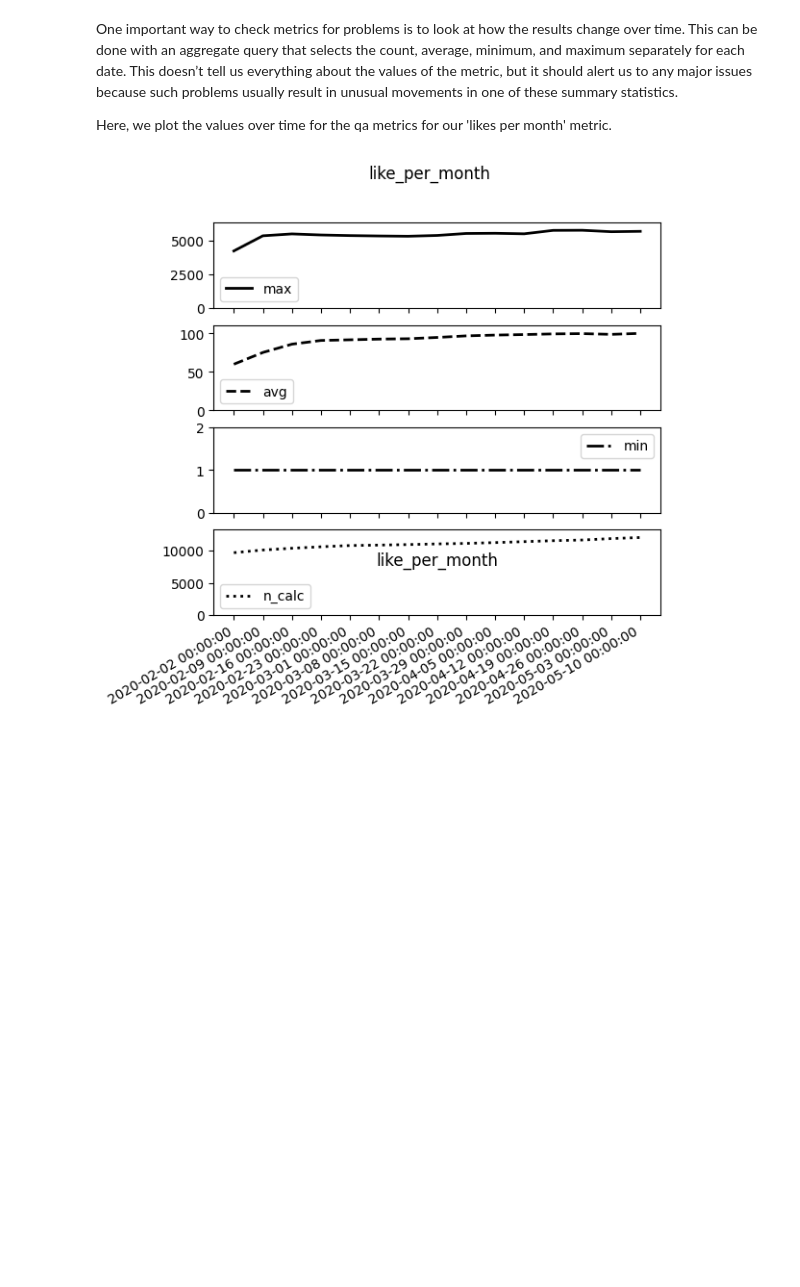
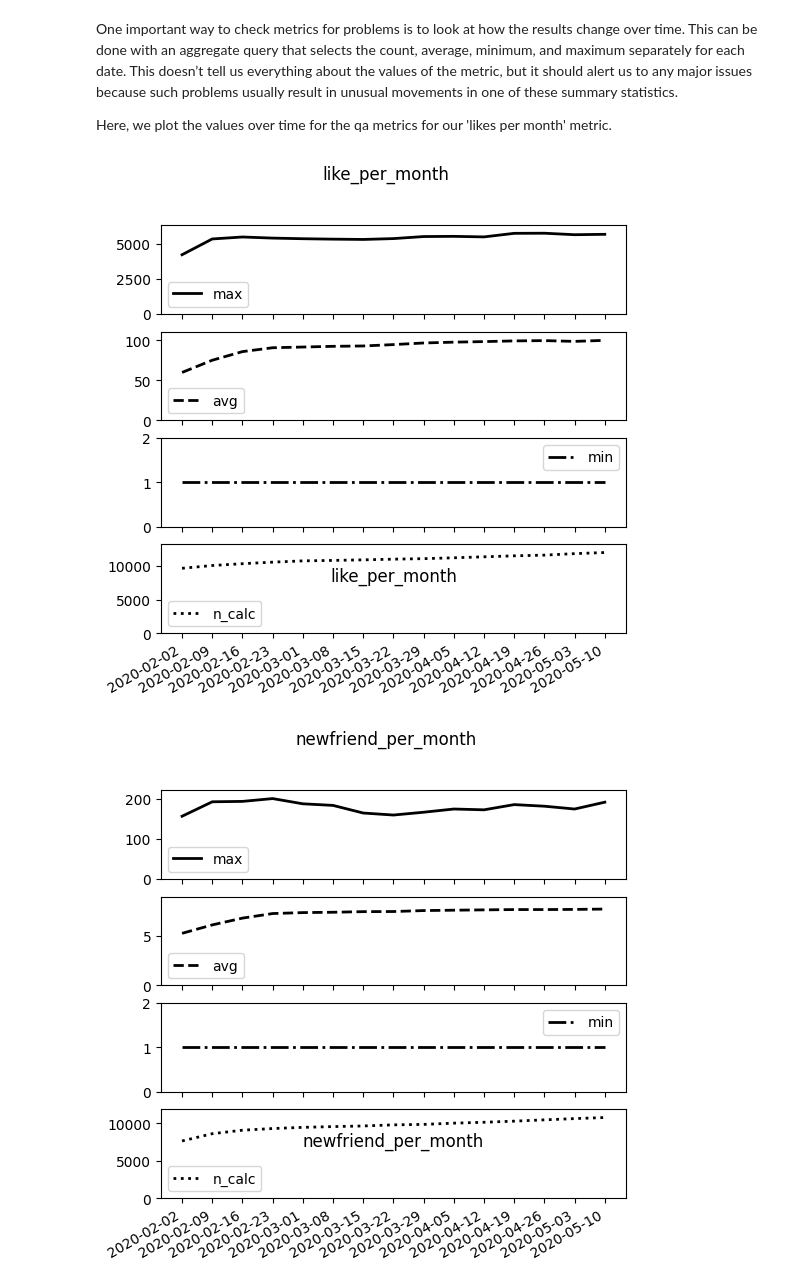
Before and after one commit to richhuwtaylor/fighting-churn, a Jupyter notebook: metric-quality-assurance/plotting-metric-qa-stats-over-time.ipynb, the cells around one changed output. Cells and saved outputs as stored; diff of their text form; code cells hidden in the pictures; blank space fills up the shorter version.

Commit message:
Add notebook for producing qa metric plots.

```diff
--- a/metric-quality-assurance/plotting-metric-qa-stats-over-time.ipynb
+++ b/metric-quality-assurance/plotting-metric-qa-stats-over-time.ipynb
@@ -2,3 +3,12 @@
 import pandas as pd
 import matplotlib.pyplot as plt
 from math import ceil
+# %%
+metrics2measure = ["like_per_month",
+"newfriend_per_month",
+"post_per_month",
+"adview_per_month",
+"dislike_per_month",
+"unfriend_per_month",
+"message_per_month",
+"reply_per_month"]
@@ -10,11 +60,5 @@ about the values of the metric, but it should alert us to any major issues becau
 problems usually result in unusual movements in one of these summary statistics.
 
 Here, we plot the values over time for the qa metrics for our 'likes per month' metric.
-# %%
-metric_name = 'like_per_month'
-metric_path = 'like_metrics_qa.csv'
-# %%
-# read in the qa data for the like event metrics:
-qa_data_df = pd.read_csv(metric_path)
 # %%
 def qa_subplot(qa_data_df, field, number, linestyle):
@@ -26,17 +70,25 @@ def qa_subplot(qa_data_df, field, number, linestyle):
 # %%
-# set up the figure, create subplots for each qa metric
-plt.figure(figsize=(6, 6))
-qa_subplot(qa_data_df,'max', 1, None)
-qa_subplot(qa_data_df,'avg', 2, '--')
-qa_subplot(qa_data_df,'min', 3, '-.')
-qa_subplot(qa_data_df,'n_calc', 4, ':')
+# read in the qa data for the like event metrics:
+for metric_name in metrics2measure:
+    # read in qa metric from csv
+    csv_read_path = 'metric-csvs/' + metric_name + '.csv'
+    qa_data_df = pd.read_csv(csv_read_path)
 
-# Automatically adjusts the x-axis tick labels to best fit the available space.
-# Specifically designed for formatting and displaying dates on the x-axis.
-plt.gca().figure.autofmt_xdate()
-plt.title(metric_name, y=0.5)
-plt.suptitle(metric_name, fontsize=12)
 
-plt.show()
+    # set up the figure, create subplots for each qa metric
+    plt.figure(figsize=(6, 6))
+    qa_subplot(qa_data_df,'max', 1, None)
+    qa_subplot(qa_data_df,'avg', 2, '--')
+    qa_subplot(qa_data_df,'min', 3, '-.')
+    qa_subplot(qa_data_df,'n_calc', 4, ':')
+
+    # Automatically adjusts the x-axis tick labels to best fit the available space.
+    # Specifically designed for formatting and displaying dates on the x-axis.
+    plt.gca().figure.autofmt_xdate()
+    plt.title(metric_name, y=0.5)
+    plt.suptitle(metric_name, fontsize=12)
+
+    plt.show()
 # %% [output]
-[figure, old version]
+[figure, new version]
+[figure, added]
```
Also changed, not shown: parts of 4 cells of this notebook, 12 other files.
